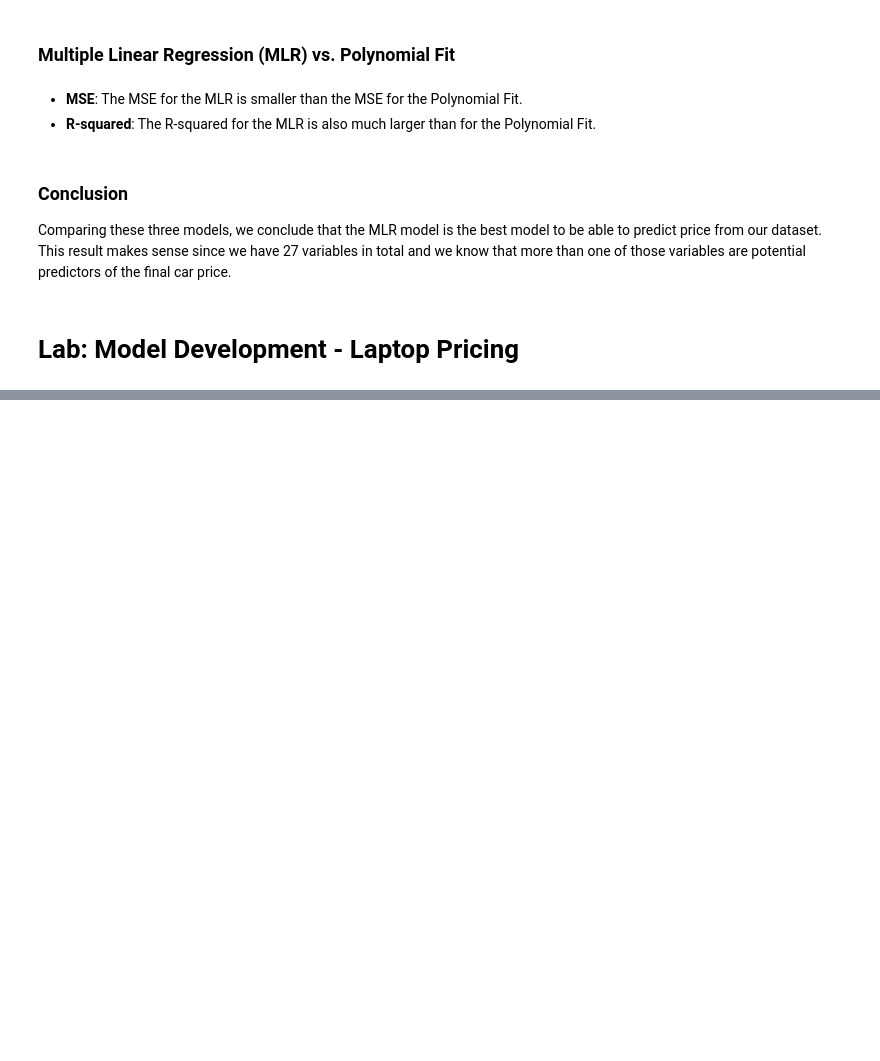
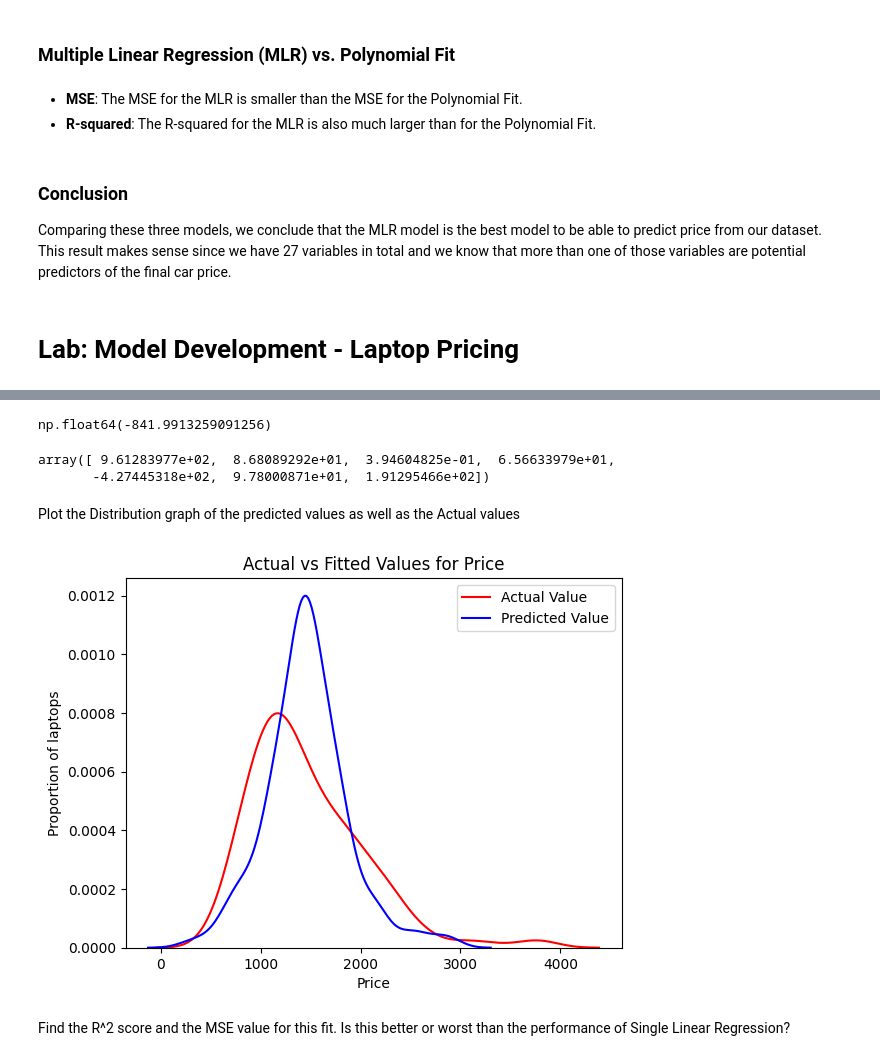
Before and after one commit to jaypay161-codealchemy/Data_Analysis_with_Python, a Jupyter notebook: Module-4.ipynb, the cells around one changed output, grey strips where cells are left out. Cells and saved outputs as stored; diff of their text form; code cells hidden in the pictures; blank space fills up the shorter version.

```diff
--- a/Module-4.ipynb
+++ b/Module-4.ipynb
@@ -760,0 +874,33 @@ Comparing these three models, we conclude that the MLR model is the best model t
+# %%
+Z1 = df[['CPU_frequency', 'RAM_GB', 'Storage_GB_SSD', 'CPU_core', 'OS', 'GPU' , 'Category']]
+lmt = LinearRegression()
+lmt.fit(Z1, df['Price'])
+
+Yht = lmt.predict(Z1)
+# %%
+lmt.intercept_
+# %% [output]
+np.float64(-841.9913259091256)
+# %%
+lmt.coef_
+# %% [output]
+array([ 9.61283977e+02,  8.68089292e+01,  3.94604825e-01,  6.56633979e+01,
+       -4.27445318e+02,  9.78000871e+01,  1.91295466e+02])
+# %% [markdown]
+Plot the Distribution graph of the predicted values as well as the Actual values
+# %%
+k1 = sns.distplot(df['Price'], hist=False, color="r", label="Actual Value")
+
+# Create a distribution plot for predicted values
+sns.distplot(Yht, hist=False, color="b", label="Fitted Values" , ax=k1)
+# sns.distplot(Predicted value, Actual value)
+
+plt.title('Actual vs Fitted Values for Price')
+plt.xlabel('Price')
+plt.ylabel('Proportion of laptops')
+plt.legend(['Actual Value', 'Predicted Value'])
+plt.show()
+# %% [output]
+[figure, added]
+# %% [markdown]
+Find the R^2 score and the MSE value for this fit. Is this better or worst than the performance of Single Linear Regression?
```
Also changed, not shown: parts of 20 cells of this notebook, 1 other file.
